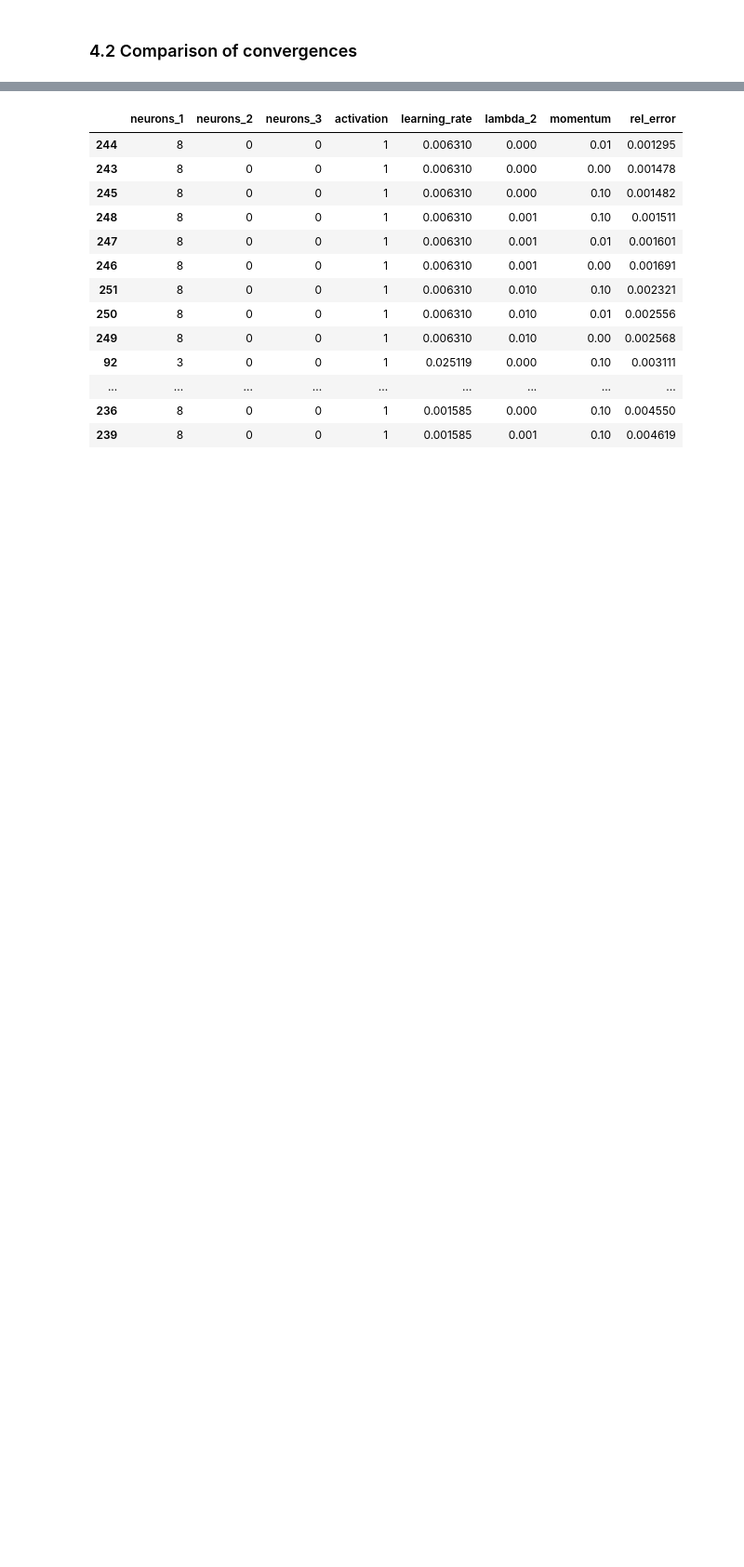
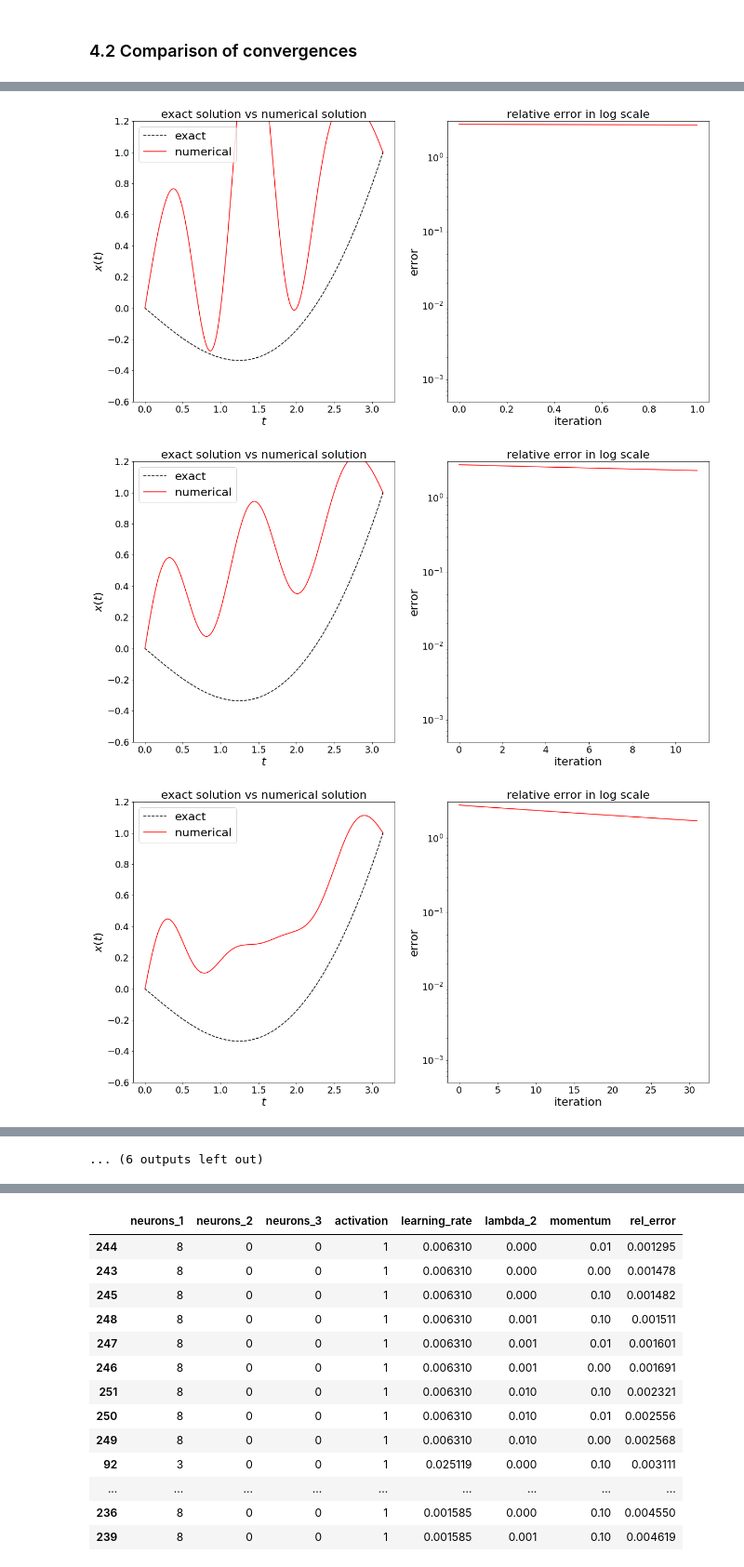
Before and after one commit to suchusername/VariationalCalculus, a Jupyter notebook: project/notebooks/Calculus of Variations PyTorch.ipynb, the cells around one changed output, grey strips where cells are left out. Shown at 93% size. Drawn from its saved outputs; the diff is of its cells as text; code cells hidden in the pictures; blank space fills up the shorter version.

```diff
--- a/project/notebooks/Calculus of Variations PyTorch.ipynb
+++ b/project/notebooks/Calculus of Variations PyTorch.ipynb
@@ -331,0 +330,62 @@ ax[1].legend(fontsize=22)
+# %%
+# creating png's
+
+nns = [
+    [
+        (constrained_problems[10], [8], (CosineLayer(), torch.nn.Identity()), True),
+        (500, 5000, simpsons_rule, 0.0002, (2500,0.5), 0.01, 0, 0, 0, 1e-5, False),
+        None, (None, None, None, None, None, None), 'numerical'
+    ],
+
+    None
+]
+
+nns[0][2] = CVmodel(nns[0][0][0], nns[0][0][1], nns[0][0][2], fix_first_ones=nns[0][0][3])
+# %%
+steps = [2, 10, 20, 20, 20, 20, 30, 40, 40, 100, 200, 200, 400, 500, 500, 500, 500, 500]
+
+errs = []
+
+frame = 0
+for st in steps:
+
+
+    nns[0][1] = list(nns[0][1])
+    nns[0][1][1] = st
+    if frame == 13:
+        nns[0][1][3] = 0.00005
+    if frame == 16:
+        nns[0][1][3] = 0.00002
+    nns[0][1] = tuple(nns[0][1])
+    nns[0][3] = nns[0][2].optimize_SGD(*nns[0][1])
+    errs = errs + nns[0][3][1]
+    y_max = errs[0]
+    ts = np.linspace(nns[0][0][0].t_0, nns[0][0][0].t_f, nns[0][1][0]+1)
+
+    fig, ax = plt.subplots(1, 2, figsize=(20,10))
+    ax[0].plot(ts, nns[0][0][0].x_exact(ts), color='black', linestyle='dashed', label='exact')
+    ax[0].plot(ts, nns[0][3][3], color='red', label=nns[0][4])
+    ax[0].tick_params(axis='x', labelsize=18)
+    ax[0].tick_params(axis='y', labelsize=18)
+    ax[0].set_xlabel('$t$', fontsize=22)
+    ax[0].set_ylabel('$x(t)$', fontsize=22)
+    ax[0].set_ylim(-0.6, 1.2)
+    ax[0].legend(fontsize=22, loc='upper left')
+    ax[0].set_title('exact solution vs numerical solution', fontsize=22)
+
+    ax[1].plot(range(len(errs)), errs, color='red')
+    ax[1].tick_params(axis='x', labelsize=18)
+    ax[1].tick_params(axis='y', labelsize=18)
+    ax[1].set_xlabel('iteration', fontsize=22)
+    ax[1].set_ylabel('error', fontsize=22)
+    ax[1].set_yscale('log')
+    ax[1].set_ylim(5e-4,max(y_max+0.3, 1.2))
+    ax[1].set_title('relative error in log scale', fontsize=22)
+
+    fig.savefig('gif/problem/frame_'+str(frame)+'.png')
+
+    frame += 1
+# %% [output]
+[figure, added]
+[figure, added]
+[figure, added]
@@ -331,0 +401 @@ ax[1].legend(fontsize=22)
+... (6 outputs left out)
```
Also changed, not shown: parts of 12 cells of this notebook, 31 other files.
